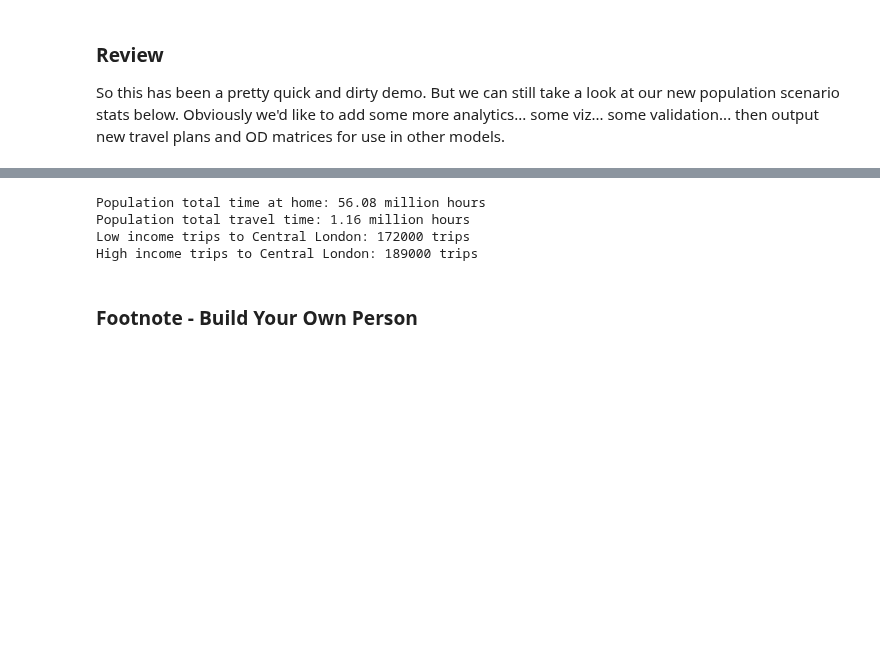
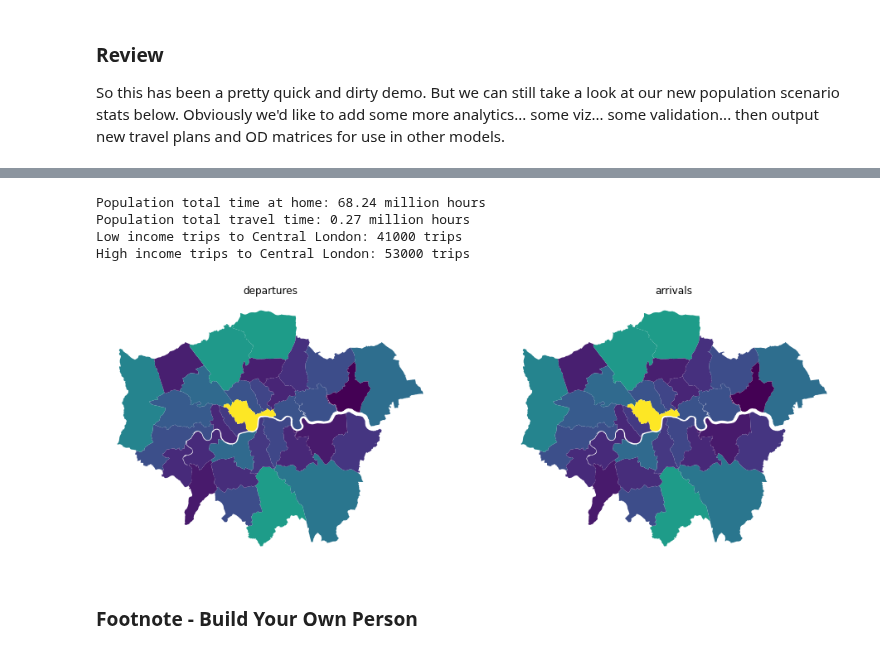
Before and after one commit to arup-group/pam, a Jupyter notebook: notebooks/pam-getting-started.ipynb, the cells around one changed output, grey strips where cells are left out. Saved outputs shown, nothing was run; the diff lists cells and outputs as text; code cells hidden in the pictures; blank space fills up the shorter version.

```diff
--- a/notebooks/pam-getting-started.ipynb
+++ b/notebooks/pam-getting-started.ipynb
@@ -123,6 +157,7 @@ from pam import modify
 policy1 = modify.HouseholdQuarantined(probability=0.025)
 policy2 = modify.PersonStayAtHome(probability=0.1)
 policy3 = modify.RemoveActivity(['education'], probability=0.9)
+policy4 = modify.RemoveActivity(['education', 'work'], probability=0.9)
 # %% [markdown]
 We then build 3 example population scenarios:
 
@@ -162,10 +201,12 @@ High income trips to Central London: 213000 trips
 # %%
 print_simple_stats(population3)
+plot_simple_stats(population3)
 # %% [output]
-Population total time at home: 56.08 million hours
-Population total travel time: 1.16 million hours
-Low income trips to Central London: 172000 trips
-High income trips to Central London: 189000 trips
+Population total time at home: 68.24 million hours
+Population total travel time: 0.27 million hours
+Low income trips to Central London: 41000 trips
+High income trips to Central London: 53000 trips
+[figure, added]
 # %% [markdown]
 ### Footnote - Build Your Own Person
 # %%
```
Also changed, not shown: parts of 13 cells of this notebook.
